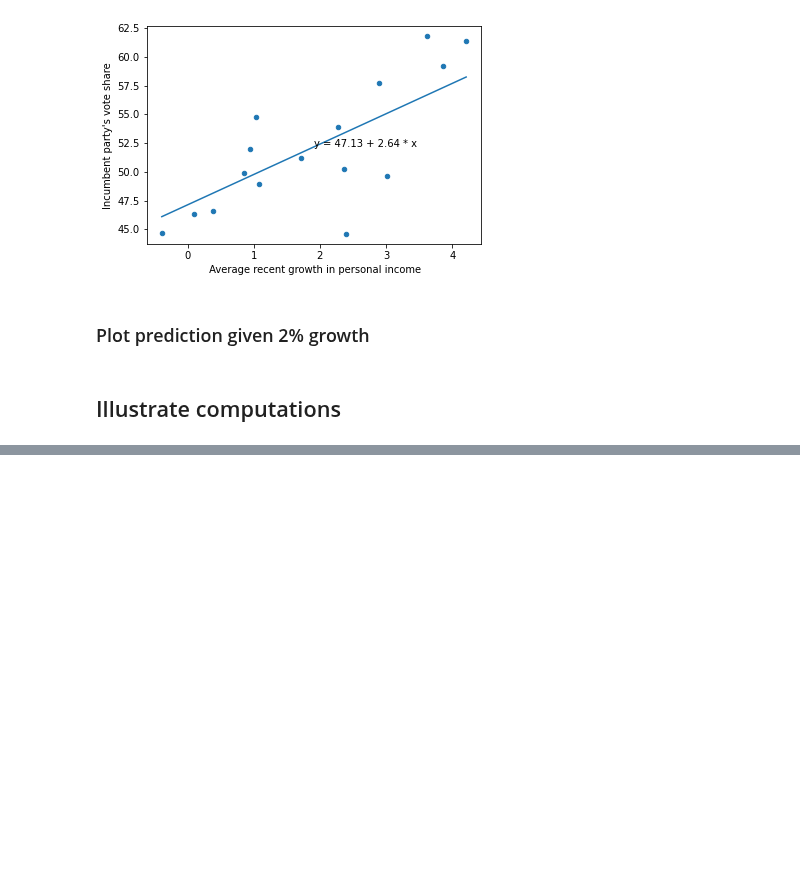
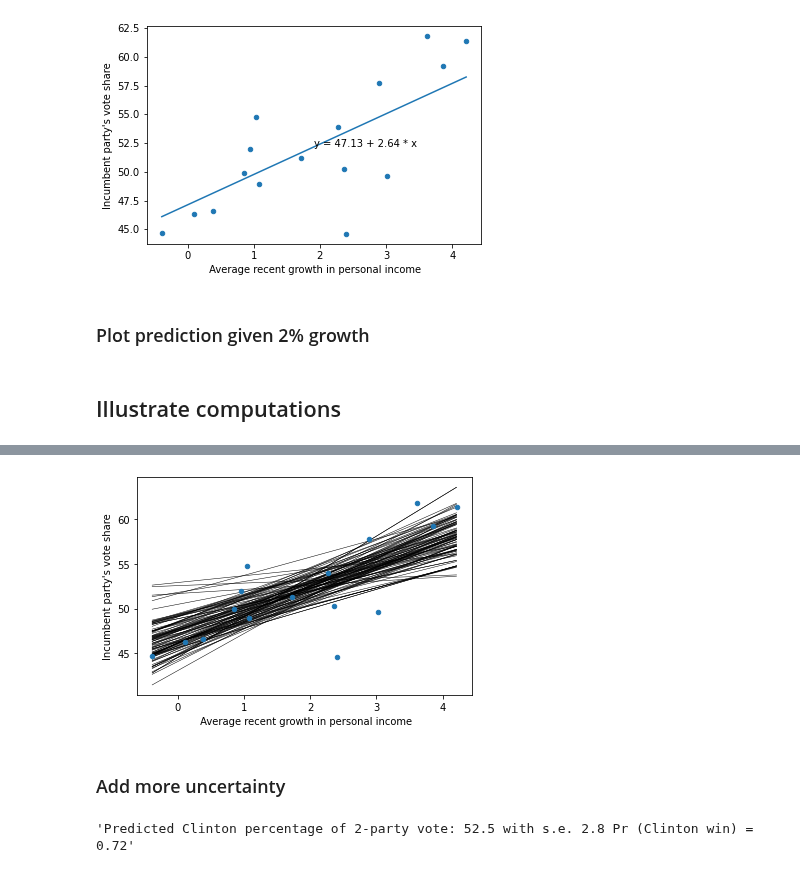
Before and after one commit to bambinos/educational-resources, a Jupyter notebook: ROS/ElectionsEconomy/Hibbs.ipynb, the cells around one changed output, grey strips where cells are left out. Drawn from its saved outputs; the diff is of its cells as text; code cells hidden in the pictures; blank space fills up the shorter version.

```diff
--- a/ROS/ElectionsEconomy/Hibbs.ipynb
+++ b/ROS/ElectionsEconomy/Hibbs.ipynb
@@ -150,0 +283,42 @@ ax.set_ylabel("Incumbent party's vote share");
+# %%
+# TODO: Change the plot from points to years
+fig, ax = plt.subplots()
+
+a_hat = coefs.loc["Intercept[0]", "Median"]
+b_hat = coefs.loc["growth[0]", "Median"]
+
+# Generate x range
+growth_domain = np.linspace(hibbs["growth"].min(), hibbs["growth"].max(), 100)
+
+
+# Plot Line
+for i in range(100):
+    a_i, b_i = a[i], b[i]
+    ax.plot(growth_domain, a_i+b_i*growth_domain, c="black",
+            linewidth=.5,
+            zorder=1)
+
+# Add scatter plot
+hibbs.plot(kind="scatter", x="growth", y="vote", ax=ax, zorder=2)
+ax.set_xlabel(" Average recent growth in personal income")
+ax.set_ylabel("Incumbent party's vote share");
+# %% [output]
+[figure, added]
+# %% [markdown]
+### Add more uncertainty
+# %%
+x = stats.norm(2.0, 0.3).rvs(n_sims)
+sigma = M1.posterior["vote_sd"].values.flatten()
+n_sims = sigma.shape
+y_pred = a+b*new + stats.norm(0, sigma).rvs(n_sims)
+
+Median = np.median(y_pred)
+MAD_SD = stats.median_abs_deviation(y_pred)
+win_prob = (y_pred > 50).mean()
+median, MAD_SD, win_prob
+
+(f"Predicted Clinton percentage of 2-party vote: {np.round(Median,1)}"
+f" with s.e. {np.round(MAD_SD, 1)}"
+f" Pr (Clinton win) = {np.round(win_prob, 2)}")
+# %% [output]
+'Predicted Clinton percentage of 2-party vote: 52.5 with s.e. 2.8 Pr (Clinton win) = 0.72'
```
Also changed, not shown: parts of 28 cells of this notebook.
